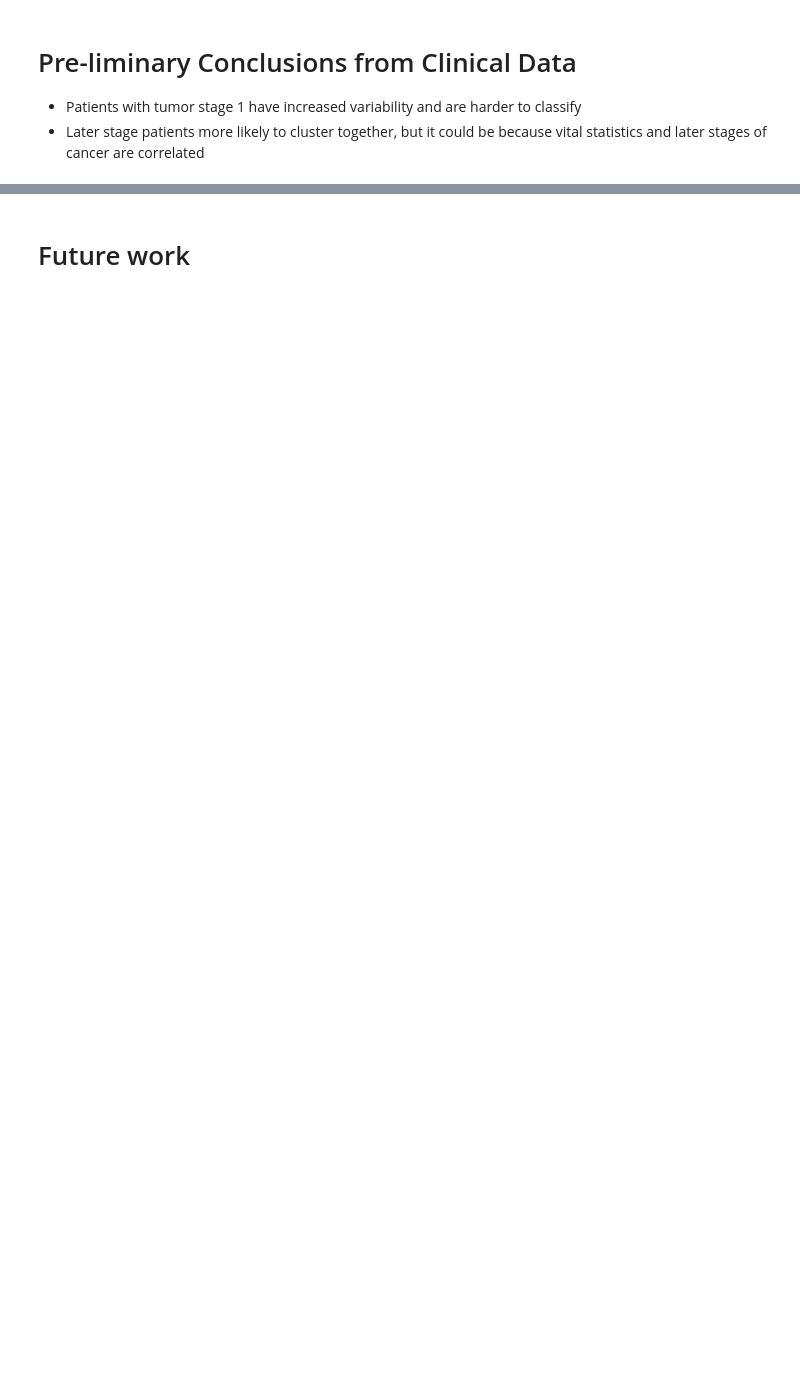
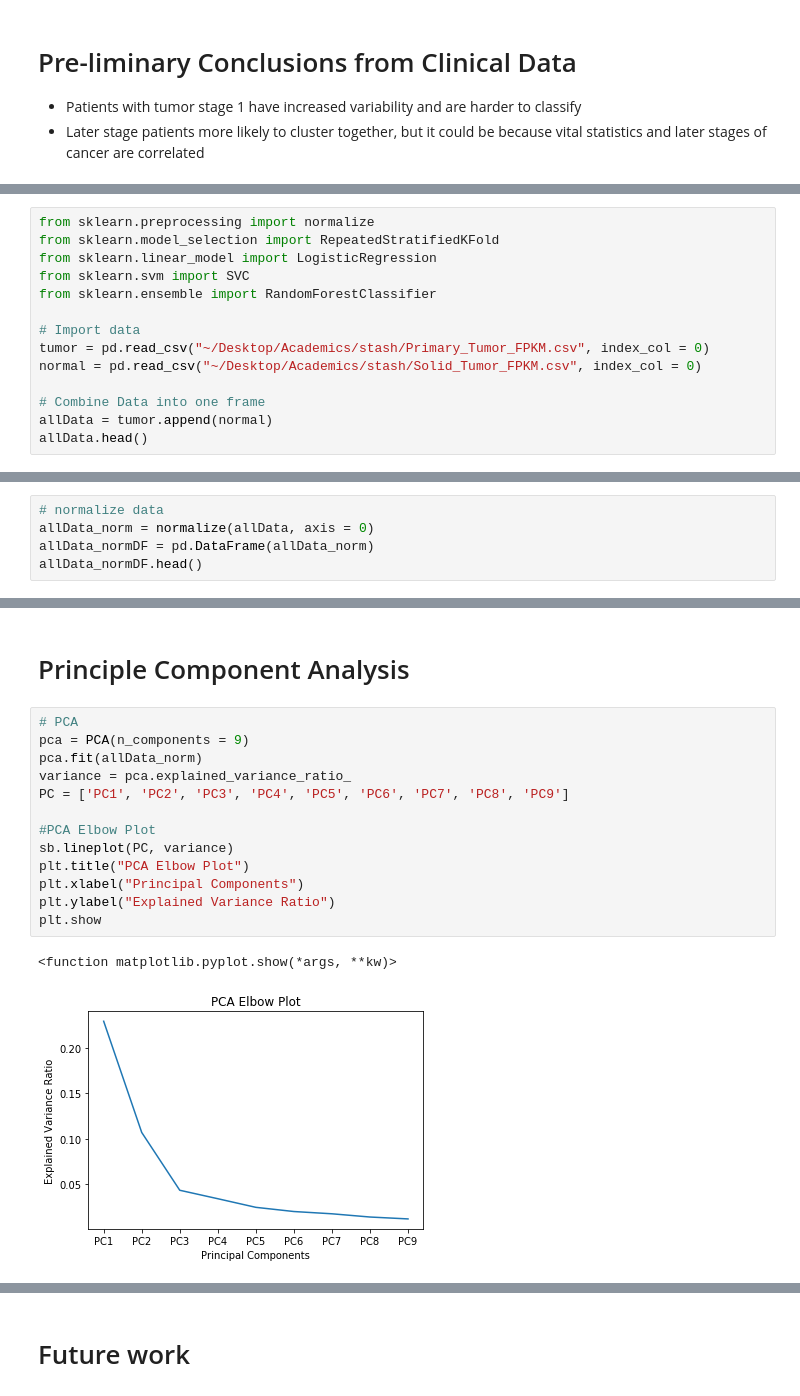
Before and after one commit to JoeJessee/rCCC_clinical_clustering, a Jupyter notebook: Final Project 3.ipynb, the cells around one changed output, grey strips where cells are left out. Saved outputs shown, nothing was run; the diff lists cells and outputs as text; blank space fills up the shorter version.

```diff
--- a/Final Project 3.ipynb
+++ b/Final Project 3.ipynb
@@ -502,0 +502,14 @@ sb.heatmap(df_cm, annot=True)
+# %%
+from sklearn.preprocessing import normalize
+from sklearn.model_selection import RepeatedStratifiedKFold
+from sklearn.linear_model import LogisticRegression
+from sklearn.svm import SVC
+from sklearn.ensemble import RandomForestClassifier
+
+# Import data
+tumor = pd.read_csv("~/Desktop/Academics/stash/Primary_Tumor_FPKM.csv", index_col = 0)
+normal = pd.read_csv("~/Desktop/Academics/stash/Solid_Tumor_FPKM.csv", index_col = 0)
+
+# Combine Data into one frame
+allData = tumor.append(normal)
+allData.head()
@@ -502,0 +542,5 @@ sb.heatmap(df_cm, annot=True)
+# %%
+# normalize data
+allData_norm = normalize(allData, axis = 0)
+allData_normDF = pd.DataFrame(allData_norm)
+allData_normDF.head()
@@ -502,0 +555,18 @@ sb.heatmap(df_cm, annot=True)
+# %% [markdown]
+# Principle Component Analysis
+# %%
+# PCA
+pca = PCA(n_components = 9)
+pca.fit(allData_norm)
+variance = pca.explained_variance_ratio_
+PC = ['PC1', 'PC2', 'PC3', 'PC4', 'PC5', 'PC6', 'PC7', 'PC8', 'PC9']
+
+#PCA Elbow Plot
+sb.lineplot(PC, variance)
+plt.title("PCA Elbow Plot")
+plt.xlabel("Principal Components")
+plt.ylabel("Explained Variance Ratio")
+plt.show
+# %% [output]
+<function matplotlib.pyplot.show(*args, **kw)>
+[figure, added]
```
Also changed, not shown: parts of 61 cells of this notebook, 2 other files.
